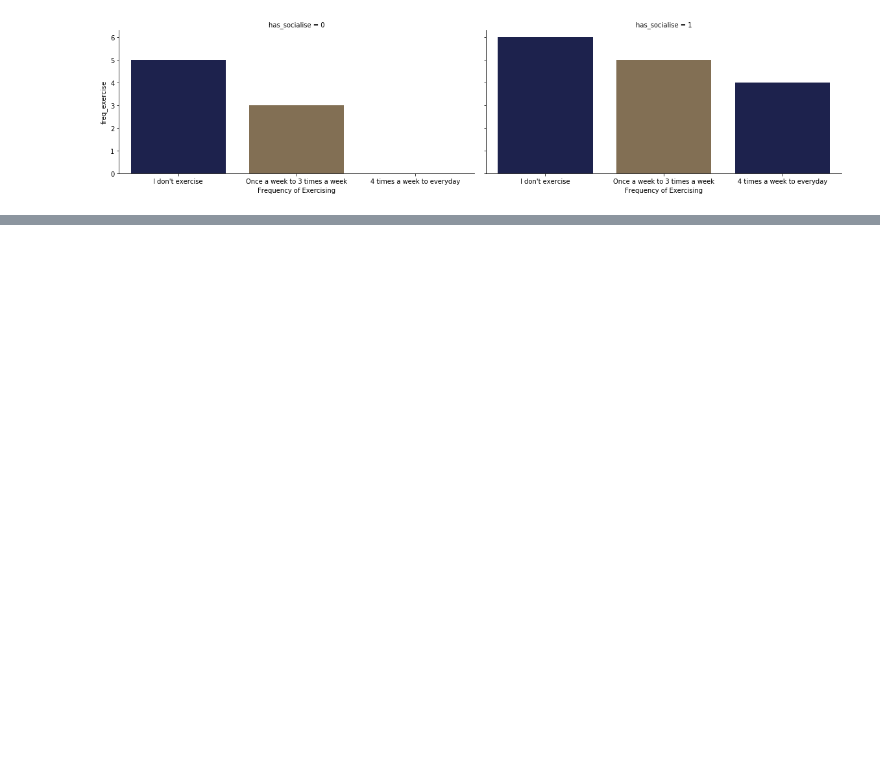
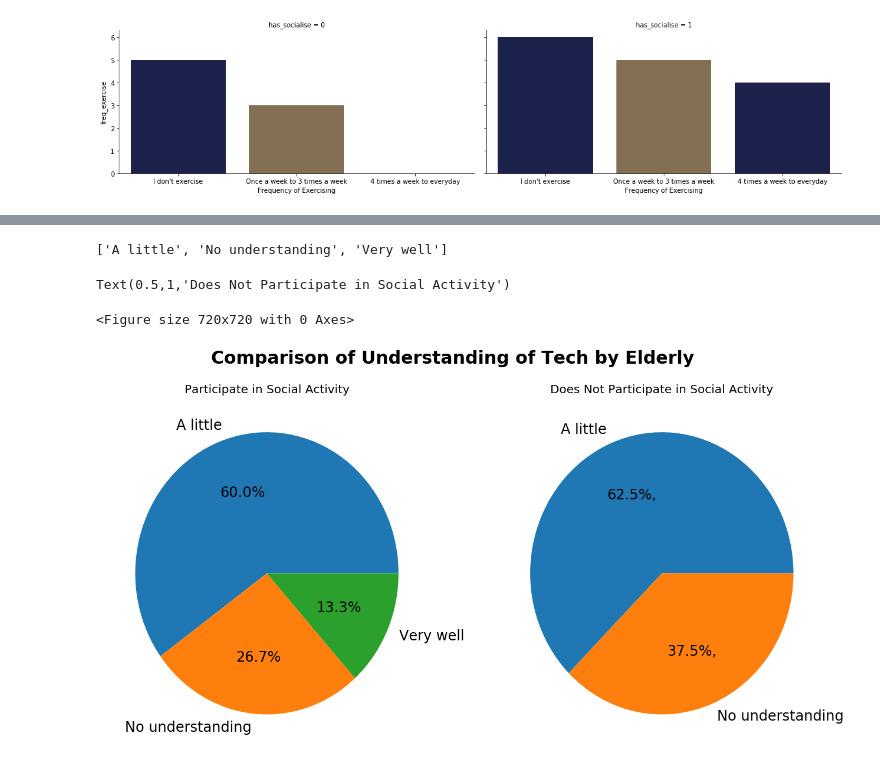
Before and after one commit to erikaaldisa/SMT202_IntergenerationalHub_Analysis, a Jupyter notebook: EDA/ElderlyOpinionEDA.ipynb, the cells around one changed output, grey strips where cells are left out. Saved outputs shown, nothing was run; the diff lists cells and outputs as text; code cells hidden in the pictures; blank space fills up the shorter version.

```diff
--- a/EDA/ElderlyOpinionEDA.ipynb
+++ b/EDA/ElderlyOpinionEDA.ipynb
@@ -639,0 +722,34 @@ axs[0, 1].pie(fracs, labels=labels, autopct='%.0f%%', shadow=True,
+# %%
+
+def encode_cat_understanding(data):
+    if data == 0:
+        return "No understanding"
+    if data == 1:
+        return "A little"
+    if data == 2:
+        return "Very well"
+
+
+labelled_has_soc_eldely = elderly_has_socialise["understanding_of_tech"].apply(encode_cat_understanding)
+has_soc_labels = labelled_has_soc_eldely.value_counts().index.tolist()
+has_soc_values =  labelled_has_soc_eldely.value_counts().tolist()
+print(has_soc_labels)
+
+labelled_no_soc_eldely = elderly_no_socialise["understanding_of_tech"].apply(encode_cat_understanding)
+no_soc_labels = labelled_no_soc_eldely.value_counts().index.tolist()
+no_soc_values =  labelled_no_soc_eldely.value_counts().tolist()
+
+
+plt.figure(figsize=(10,10))
+fig, (ax1,ax2) = plt.subplots(1, 2)
+fig.suptitle("Comparison of Understanding of Tech by Elderly",fontsize=30,fontweight='bold')
+fig.set_size_inches(22,11)
+ax1.pie(has_soc_values,labels=has_soc_labels,autopct='%1.1f%%',textprops={'fontsize': 24})
+ax1.set_title("Participate in Social Activity",fontsize=20)
+ax2.pie(no_soc_values,labels=no_soc_labels,autopct='%1.1f%%,',textprops={'fontsize': 24})
+ax2.set_title("Does Not Participate in Social Activity",fontsize=20)
+# %% [output]
+['A little', 'No understanding', 'Very well']
+Text(0.5,1,'Does Not Participate in Social Activity')
+<Figure size 720x720 with 0 Axes>
+[figure, added]
```
Also changed, not shown: parts of 16 cells of this notebook, 11 other files.
